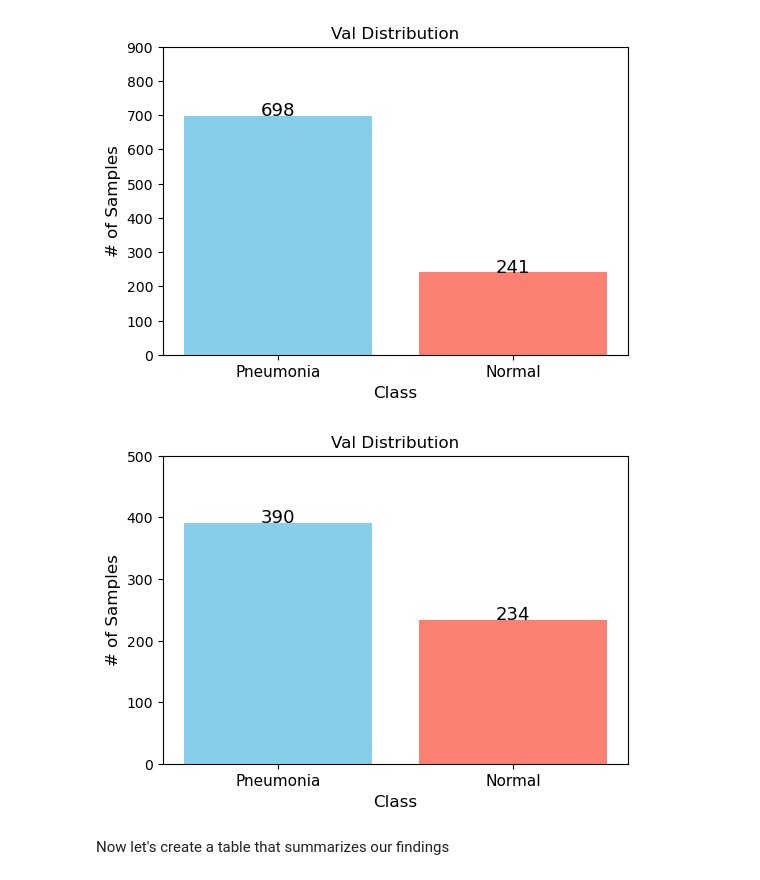
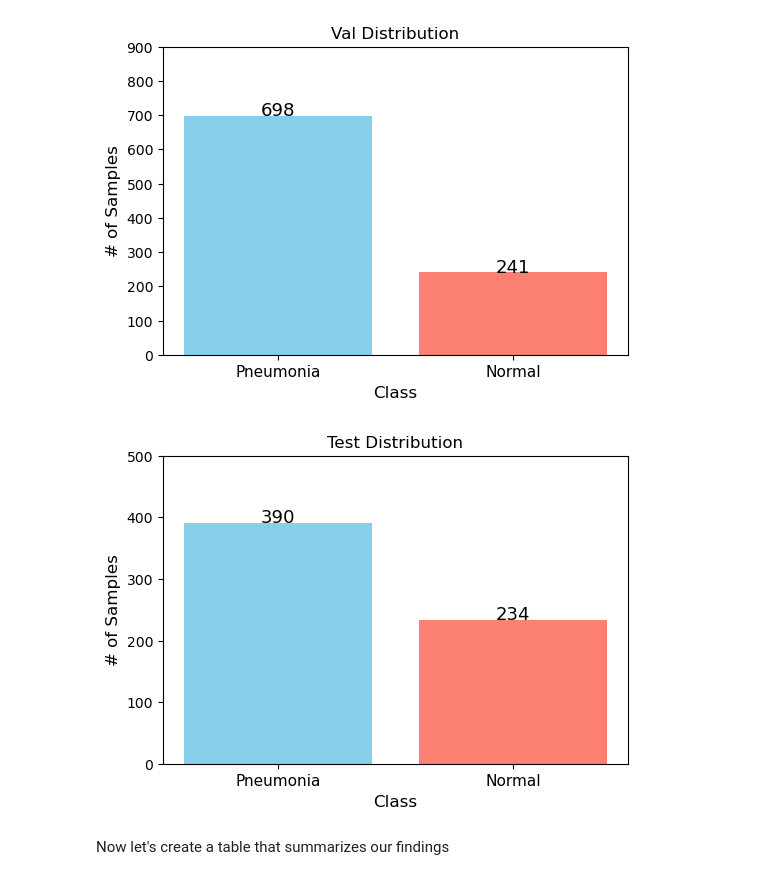
Before and after one commit to joshuaedelstein15/Pneumonia_analysis, a Jupyter notebook: new_notebook.ipynb, the cells around one changed output. Saved outputs shown, nothing was run; the diff lists cells and outputs as text; code cells hidden in the pictures.

```diff
--- a/new_notebook.ipynb
+++ b/new_notebook.ipynb
@@ -216,9 +225,9 @@ plot_class_distribution(val_df, 'Val Distribution', 900)
 # %% [output]
 [figure]
 # %%
-plot_class_distribution(df_test, 'Val Distribution', 500)
+plot_class_distribution(df_test, 'Test Distribution', 500)
 # %% [output]
-[figure, old version]
+[figure, new version]
 # %% [markdown]
 Now let's create a table that summarizes our findings
 # %%
```
Also changed, not shown: parts of 46 cells of this notebook.
